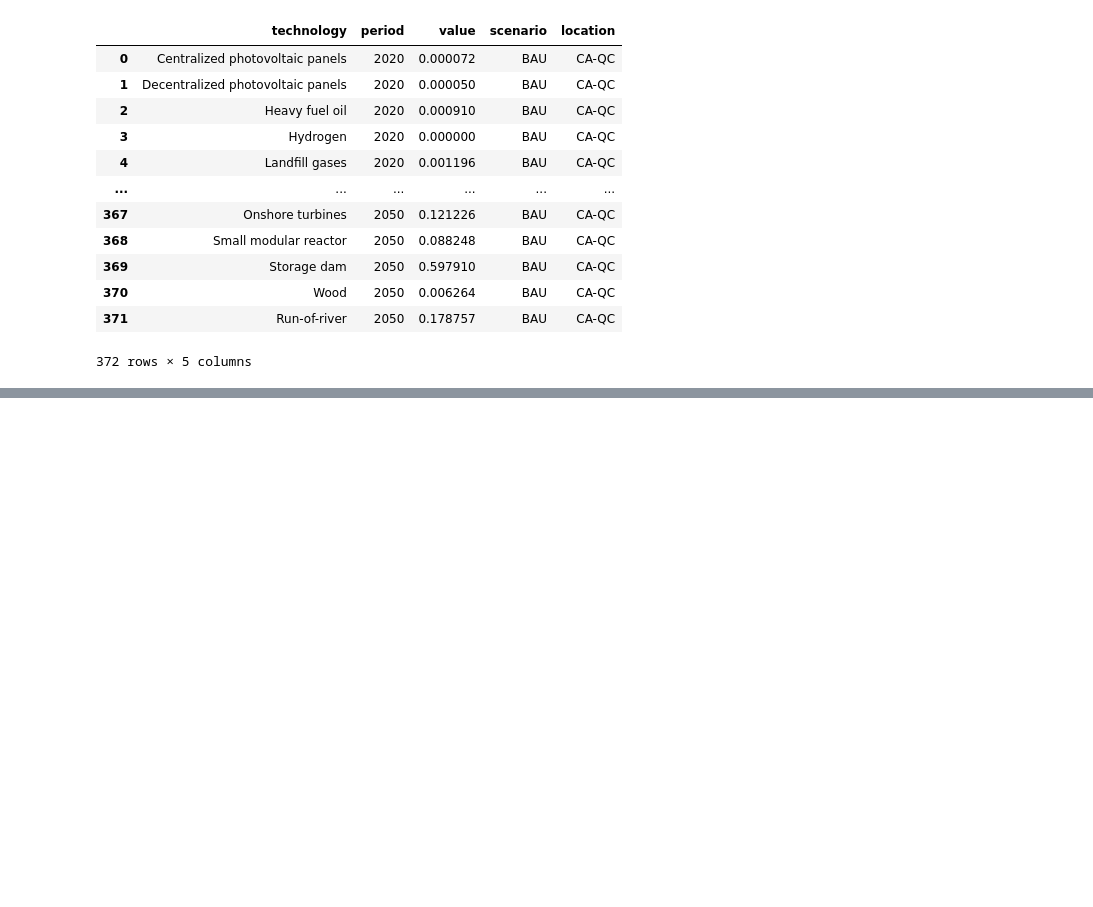
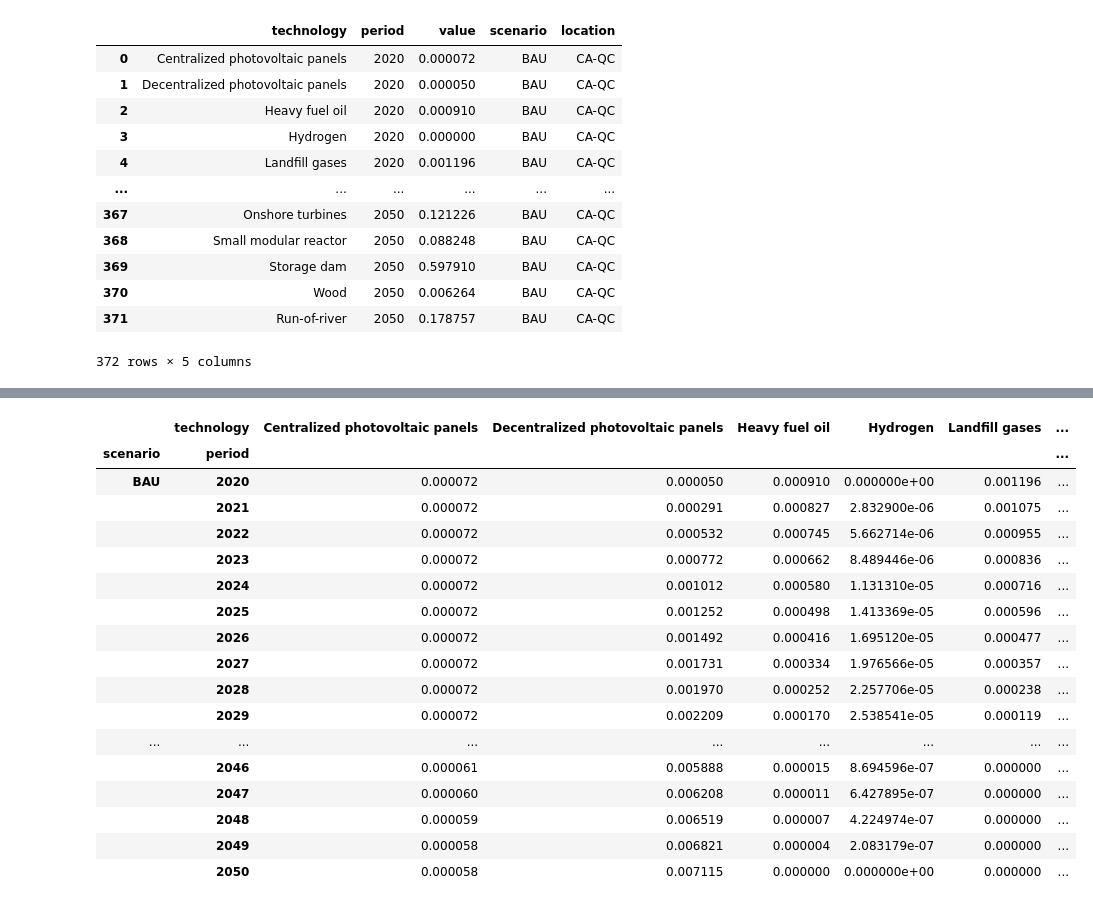
Before and after one commit to alexrob18/elec_lca, a Jupyter notebook: dev/test_class.ipynb, the cells around one changed output, grey strips where cells are left out. Drawn from its saved outputs; the diff is of its cells as text; code cells hidden in the pictures; blank space fills up the shorter version.

```diff
--- a/dev/test_class.ipynb
+++ b/dev/test_class.ipynb
@@ -23,7 +23,7 @@ def load_db():
 # %%
 database = load_db()
 # %%
-elec_obj = elec_lca.Elec_LCA(database, "ReCiPe Endpoint (H,A)")
+elec_obj = elec_lca.Elec_LCA(database, "TRACI v2.1")
 # %%
 dirpath = 'C:\modelling\spring_school\elec_lca\elec_lca\dev'
 
@@ -55,0 +97,23 @@ FileNotFoundError: [Errno 2] No such file or directory: '../elec_lca/data/lcia_d
+# %%
+df= elec_obj.list_of_df_scenario["CA-QC"]
+# %%
+df
+# %% [output]
+|  | technology | Centralized photovoltaic panels | Decentralized photovoltaic panels | Heavy fuel oil | Hydrogen | Landfill gases | ... |
+| scenario | period |  |  |  |  |  | ... |
+| BAU | 2020 | 0.000072 | 0.000050 | 0.000910 | 0.000000e+00 | 0.001196 | ... |
+|  | 2021 | 0.000072 | 0.000291 | 0.000827 | 2.832900e-06 | 0.001075 | ... |
+|  | 2022 | 0.000072 | 0.000532 | 0.000745 | 5.662714e-06 | 0.000955 | ... |
+|  | 2023 | 0.000072 | 0.000772 | 0.000662 | 8.489446e-06 | 0.000836 | ... |
+|  | 2024 | 0.000072 | 0.001012 | 0.000580 | 1.131310e-05 | 0.000716 | ... |
+|  | 2025 | 0.000072 | 0.001252 | 0.000498 | 1.413369e-05 | 0.000596 | ... |
+|  | 2026 | 0.000072 | 0.001492 | 0.000416 | 1.695120e-05 | 0.000477 | ... |
+|  | 2027 | 0.000072 | 0.001731 | 0.000334 | 1.976566e-05 | 0.000357 | ... |
+|  | 2028 | 0.000072 | 0.001970 | 0.000252 | 2.257706e-05 | 0.000238 | ... |
+|  | 2029 | 0.000072 | 0.002209 | 0.000170 | 2.538541e-05 | 0.000119 | ... |
+| ... | ... | ... | ... | ... | ... | ... | ... |
+|  | 2046 | 0.000061 | 0.005888 | 0.000015 | 8.694596e-07 | 0.000000 | ... |
+|  | 2047 | 0.000060 | 0.006208 | 0.000011 | 6.427895e-07 | 0.000000 | ... |
+|  | 2048 | 0.000059 | 0.006519 | 0.000007 | 4.224974e-07 | 0.000000 | ... |
+|  | 2049 | 0.000058 | 0.006821 | 0.000004 | 2.083179e-07 | 0.000000 | ... |
+|  | 2050 | 0.000058 | 0.007115 | 0.000000 | 0.000000e+00 | 0.000000 | ... |
```
Also changed, not shown: parts of 4 cells of this notebook, 3 other files.
